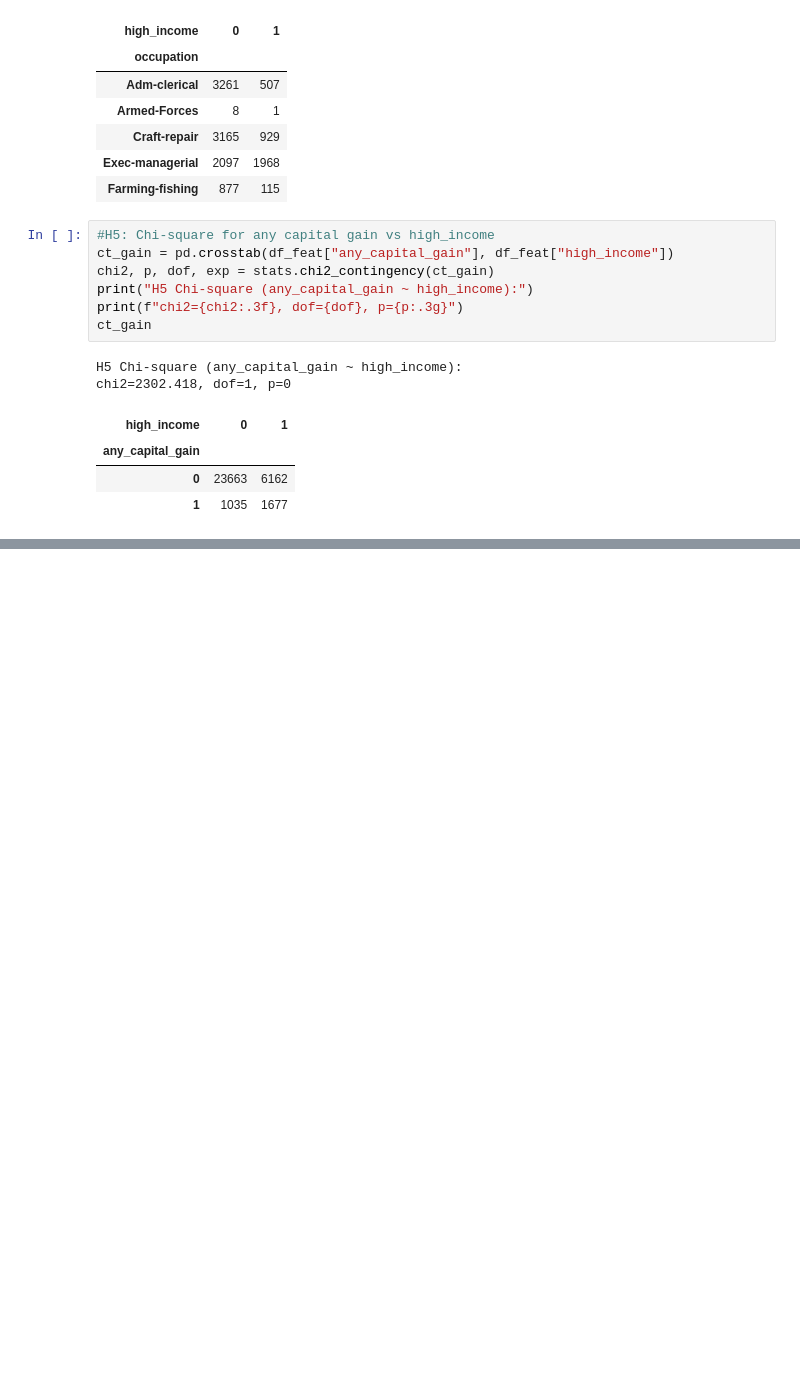
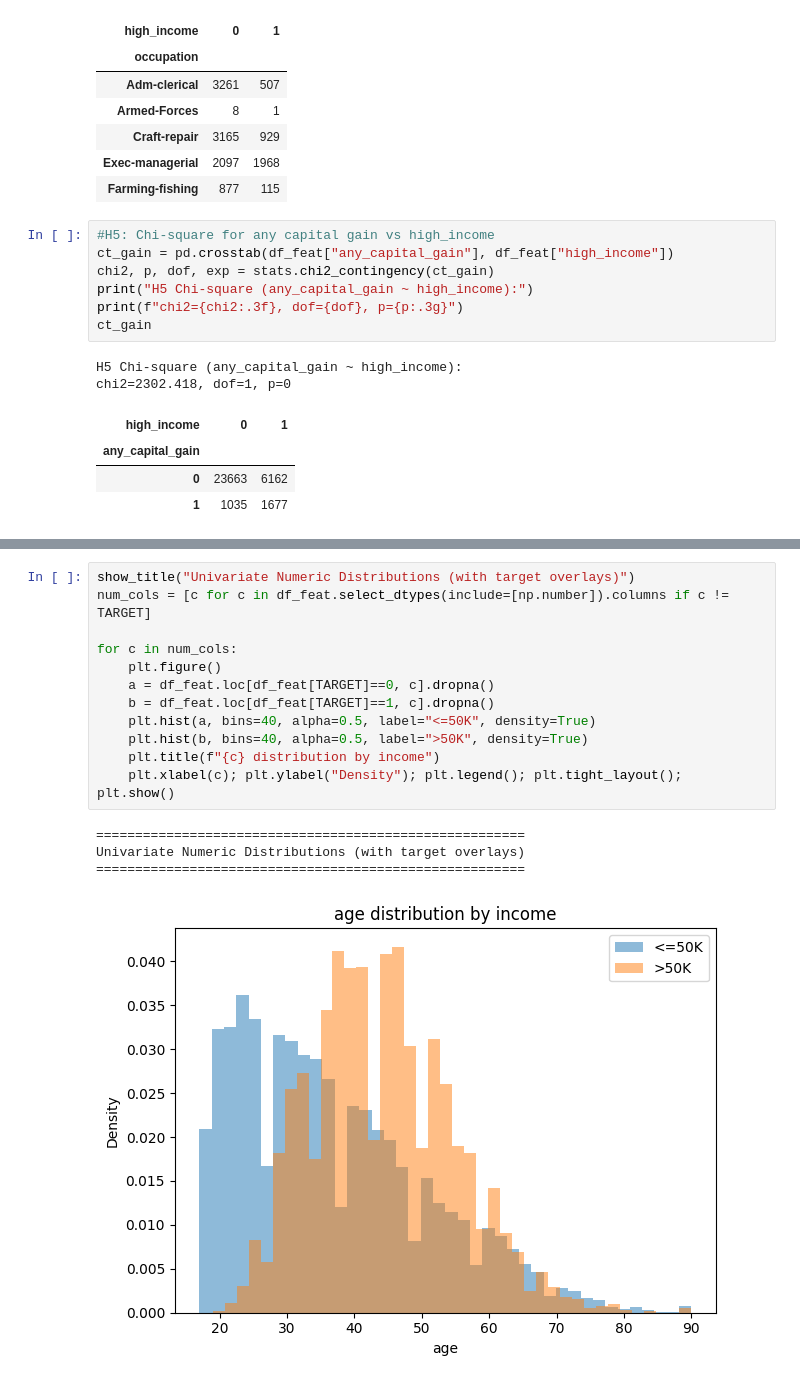
Before and after one commit to jpadwor1/ANA500, a Jupyter notebook: Week1.ipynb, the cells around one changed output, grey strips where cells are left out. Drawn from its saved outputs; the diff is of its cells as text; blank space fills up the shorter version.

```diff
--- a/Week1.ipynb
+++ b/Week1.ipynb
@@ -379,0 +450,17 @@ chi2=2302.418, dof=1, p=0
+# %%
+show_title("Univariate Numeric Distributions (with target overlays)")
+num_cols = [c for c in df_feat.select_dtypes(include=[np.number]).columns if c != TARGET]
+
+for c in num_cols:
+    plt.figure()
+    a = df_feat.loc[df_feat[TARGET]==0, c].dropna()
+    b = df_feat.loc[df_feat[TARGET]==1, c].dropna()
+    plt.hist(a, bins=40, alpha=0.5, label="<=50K", density=True)
+    plt.hist(b, bins=40, alpha=0.5, label=">50K", density=True)
+    plt.title(f"{c} distribution by income")
+    plt.xlabel(c); plt.ylabel("Density"); plt.legend(); plt.tight_layout(); plt.show()
+# %% [output]
+=======================================================
+Univariate Numeric Distributions (with target overlays)
+=======================================================
+[figure, added]
```
Also changed, not shown: parts of 44 cells of this notebook, 4 other files.
